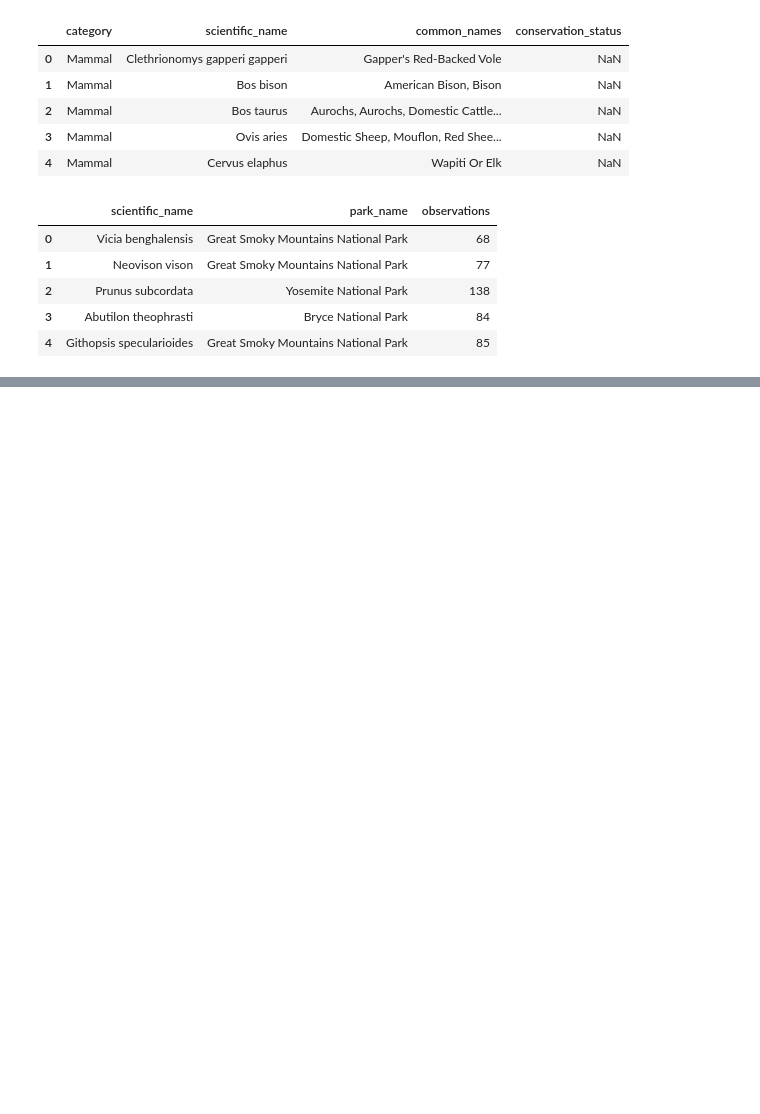
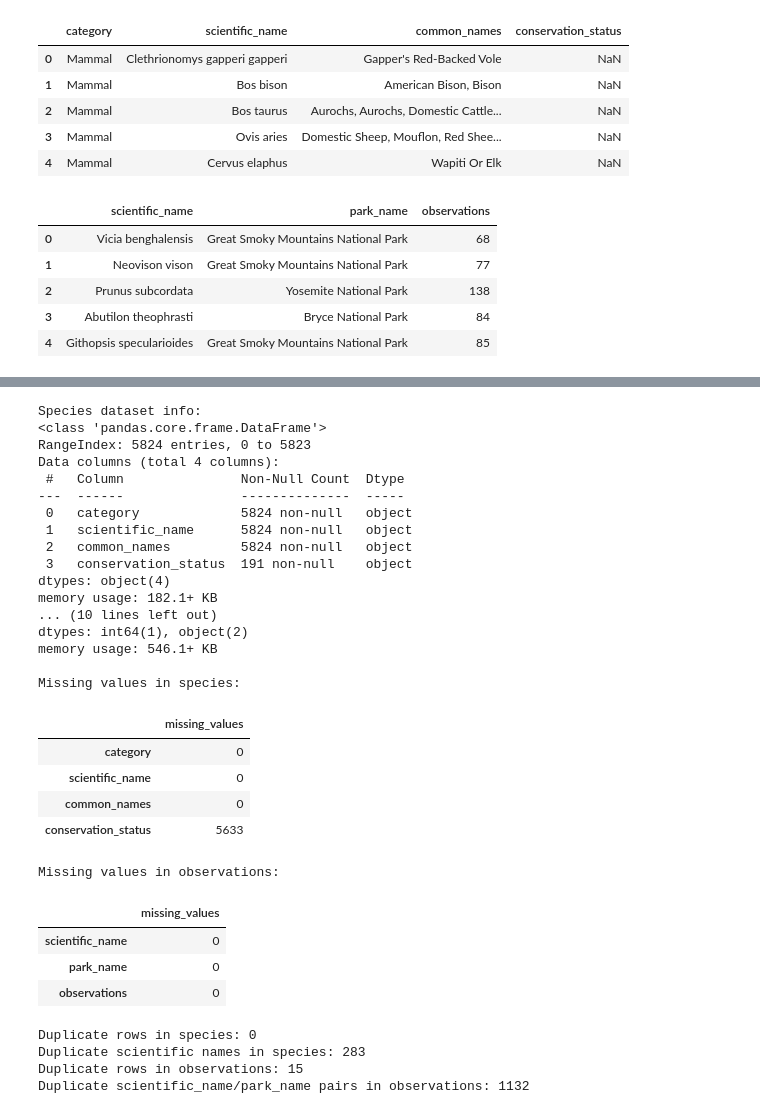
Before and after one commit to MAUS1079/biodiversity_starter, a Jupyter notebook: biodiversity.ipynb, the cells around one changed output, grey strips where cells are left out. Saved outputs shown, nothing was run; the diff lists cells and outputs as text; code cells hidden in the pictures; blank space fills up the shorter version.

```diff
--- a/biodiversity.ipynb
+++ b/biodiversity.ipynb
@@ -65,0 +72,49 @@ observations rows/columns: (23296, 3)
+# %%
+print('Species dataset info:')
+species.info()
+
+print('\nObservations dataset info:')
+observations.info()
+
+print('\nMissing values in species:')
+display(species.isna().sum().to_frame(name='missing_values'))
+
+print('Missing values in observations:')
+display(observations.isna().sum().to_frame(name='missing_values'))
+
+print(f"Duplicate rows in species: {species.duplicated().sum()}")
+print(f"Duplicate scientific names in species: {species['scientific_name'].duplicated().sum()}")
+print(f"Duplicate rows in observations: {observations.duplicated().sum()}")
+print(f"Duplicate scientific_name/park_name pairs in observations: {observations.duplicated(subset=['scientific_name', 'park_name']).sum()}")
+# %% [output]
+Species dataset info:
+<class 'pandas.core.frame.DataFrame'>
+RangeIndex: 5824 entries, 0 to 5823
+Data columns (total 4 columns):
+ #   Column               Non-Null Count  Dtype
+---  ------               --------------  -----
+ 0   category             5824 non-null   object
+ 1   scientific_name      5824 non-null   object
+ 2   common_names         5824 non-null   object
+ 3   conservation_status  191 non-null    object
+dtypes: object(4)
+memory usage: 182.1+ KB
+... (10 lines left out)
+dtypes: int64(1), object(2)
+memory usage: 546.1+ KB
+
+Missing values in species:
+|  | missing_values |
+| category | 0 |
+| scientific_name | 0 |
+| common_names | 0 |
+| conservation_status | 5633 |
+Missing values in observations:
+|  | missing_values |
+| scientific_name | 0 |
+| park_name | 0 |
+| observations | 0 |
+Duplicate rows in species: 0
+Duplicate scientific names in species: 283
+Duplicate rows in observations: 15
+Duplicate scientific_name/park_name pairs in observations: 1132
```
Also changed, not shown: parts of 10 cells of this notebook, 1 other file.
